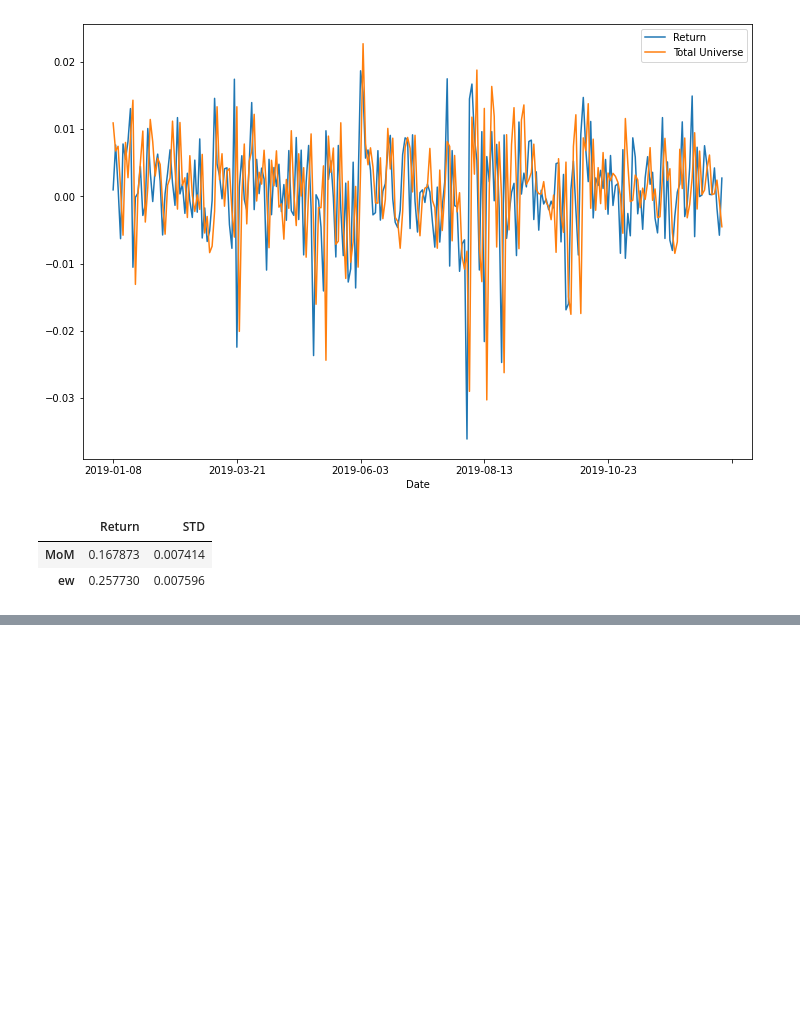
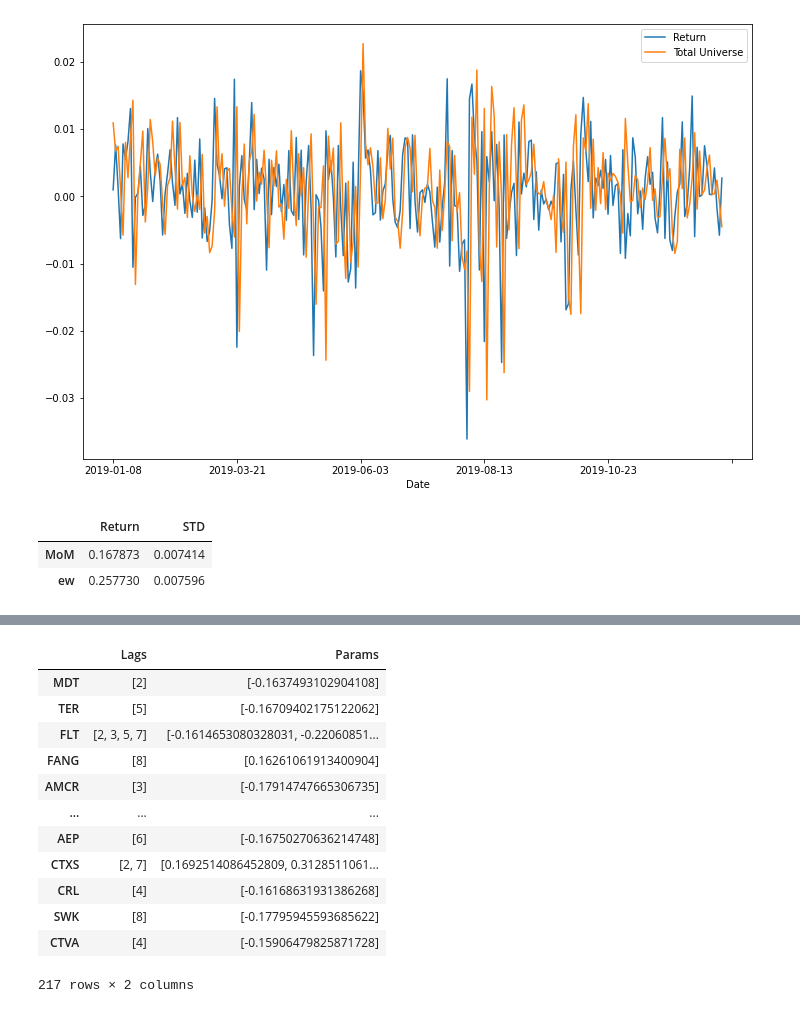
Before and after one commit to smilefengxiaoyan/Momentum-Strategy, a Jupyter notebook: MS.ipynb, the cells around one changed output, grey strips where cells are left out. Saved outputs shown, nothing was run; the diff lists cells and outputs as text; code cells hidden in the pictures; blank space fills up the shorter version.

```diff
--- a/MS.ipynb
+++ b/MS.ipynb
@@ -338,0 +393,17 @@ re
+# %%
+va = []
+for i in jh:
+    if len(i) == 0:
+        va.append('None')
+    else:
+
+        va.append(i.values.tolist())
+# %%
+res = pd.DataFrame([li,va])
+res.columns = rr.columns
+res = res.T
+# %%
+res.columns = ['Lags','Params']
+rr_copy=rr.copy()
+# %%
+llll=res.index[np.where(res['Lags'] == 'None')[0]]
@@ -338,0 +412,17 @@ re
+# %%
+newres=res.drop(index = llll.tolist())
+newres
+# %% [output]
+|  | Lags | Params |
+| MDT | [2] | [-0.1637493102904108] |
+| TER | [5] | [-0.16709402175122062] |
+| FLT | [2, 3, 5, 7] | [-0.1614653080328031, -0.22060851... |
+| FANG | [8] | [0.16261061913400904] |
+| AMCR | [3] | [-0.17914747665306735] |
+| ... | ... | ... |
+| AEP | [6] | [-0.16750270636214748] |
+| CTXS | [2, 7] | [0.1692514086452809, 0.3128511061... |
+| CRL | [4] | [-0.16168631931386268] |
+| SWK | [8] | [-0.17795945593685622] |
+| CTVA | [4] | [-0.15906479825871728] |
+217 rows × 2 columns
```
Also changed, not shown: parts of 40 cells of this notebook.
